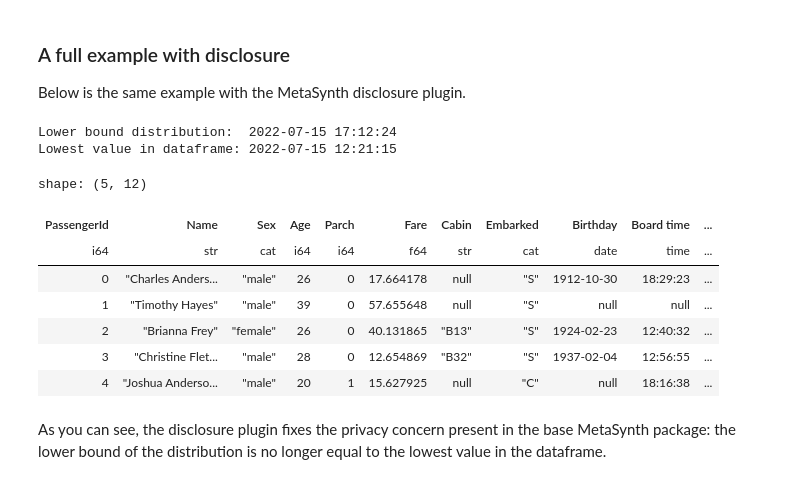
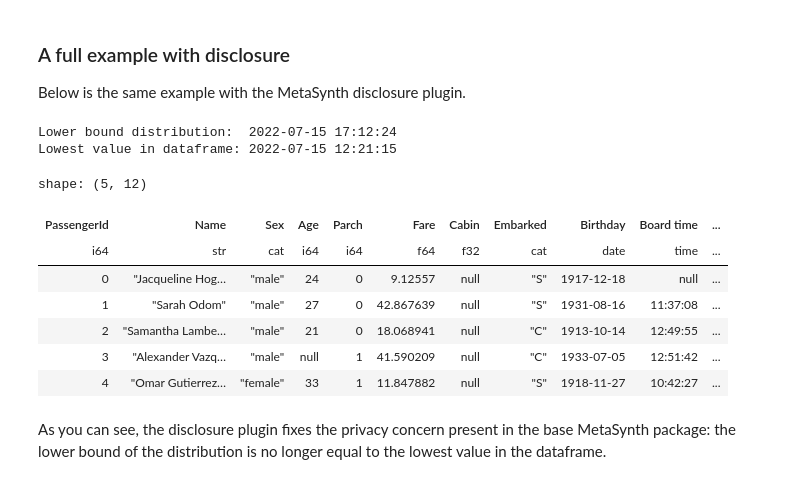
Before and after one commit to sodascience/metasyn-disclosure-control, a Jupyter notebook: examples/tutorial.ipynb, the cells around one changed output. Saved outputs shown, nothing was run; the diff lists cells and outputs as text; code cells hidden in the pictures.

```diff
--- a/examples/tutorial.ipynb
+++ b/examples/tutorial.ipynb
@@ -15,7 +22,7 @@ The first step in creating the metadata is reading and converting your dataset t
 # %%
 demonstration_fp = get_demonstration_fp()
 df = pl.read_csv(
-    demonstration_fp, parse_dates=True,
+    demonstration_fp, try_parse_dates=True,
     dtypes={
         "Sex": pl.Categorical,
         "Embarked": pl.Categorical})
@@ -70,31 +77,32 @@ Below is the same example with the MetaSynth disclosure plugin.
 # %%
 var_spec = {
     "PassengerId": {"unique": True},
     # The faker distribution is available in the same way as before.
-    "Name": {"distribution": "faker.name"},
+    "Name": {"distribution": FakerDistribution("name")},
     # Fit a log-normal distribution based on the data, use the disclosure variant of the distribution
-    "Fare": {"distribution": "DisclosureExponential"},
+    "Fare": {"distribution": "core.exponential"},
     # Fully specify a distribution for age (uniform between 20 and 40)
     "Age": {"distribution": DiscreteUniformDistribution(20, 40)},
     "Cabin": {"distribution": cabin_distribution}
 }
 
 meta_dataset = MetaDataset.from_dataframe(df, spec=var_spec,
-                                          privacy_package="disclosure") # Use disclosure control
+                                          dist_providers="disclosure",
+                                          privacy=DisclosurePrivacy()) # Use disclosure control
 print(f"Lower bound distribution:  {meta_dataset['Married since'].distribution.start}\n"
       f"Lowest value in dataframe: {df['Married since'].min()}")
 meta_dataset.synthesize(5)
 # %% [output]
 Lower bound distribution:  2022-07-15 17:12:24
 Lowest value in dataframe: 2022-07-15 12:21:15
 shape: (5, 12)
 | PassengerId | Name | Sex | Age | Parch | Fare | Cabin | Embarked | Birthday | Board time | ... |
-| i64 | str | cat | i64 | i64 | f64 | str | cat | date | time | ... |
-| 0 | "Charles Anders... | "male" | 26 | 0 | 17.664178 | null | "S" | 1912-10-30 | 18:29:23 | ... |
-| 1 | "Timothy Hayes" | "male" | 39 | 0 | 57.655648 | null | "S" | null | null | ... |
-| 2 | "Brianna Frey" | "female" | 26 | 0 | 40.131865 | "B13" | "S" | 1924-02-23 | 12:40:32 | ... |
-| 3 | "Christine Flet... | "male" | 28 | 0 | 12.654869 | "B32" | "S" | 1937-02-04 | 12:56:55 | ... |
-| 4 | "Joshua Anderso... | "male" | 20 | 1 | 15.627925 | null | "C" | null | 18:16:38 | ... |
+| i64 | str | cat | i64 | i64 | f64 | f32 | cat | date | time | ... |
+| 0 | "Jacqueline Hog… | "male" | 24 | 0 | 9.12557 | null | "S" | 1917-12-18 | null | ... |
+| 1 | "Sarah Odom" | "male" | 27 | 0 | 42.867639 | null | "S" | 1931-08-16 | 11:37:08 | ... |
+| 2 | "Samantha Lambe… | "male" | 21 | 0 | 18.068941 | null | "C" | 1913-10-14 | 12:49:55 | ... |
+| 3 | "Alexander Vazq… | "male" | null | 1 | 41.590209 | null | "C" | 1933-07-05 | 12:51:42 | ... |
+| 4 | "Omar Gutierrez… | "female" | 33 | 1 | 11.847882 | null | "S" | 1918-11-27 | 10:42:27 | ... |
 # %% [markdown]
 As you can see, the disclosure plugin fixes the privacy concern present in the base MetaSynth package: the lower bound of the distribution is no longer equal to the lowest value in the dataframe.
 # %% [markdown]
```
Also changed, not shown: parts of 7 cells of this notebook, 2 other files.
